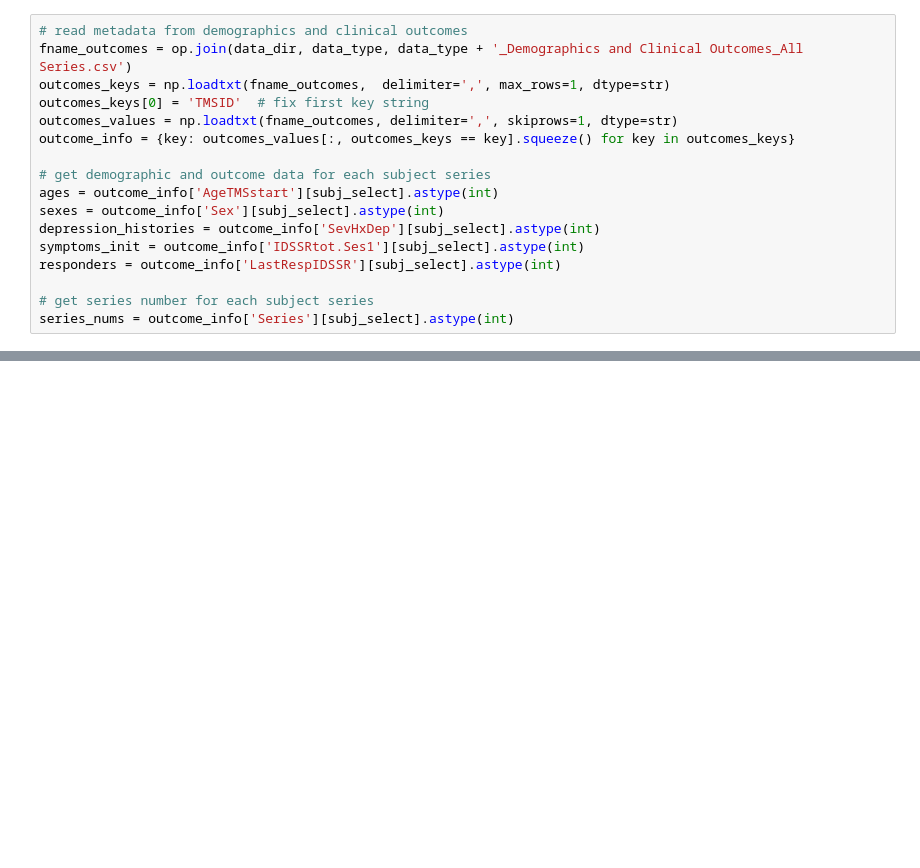
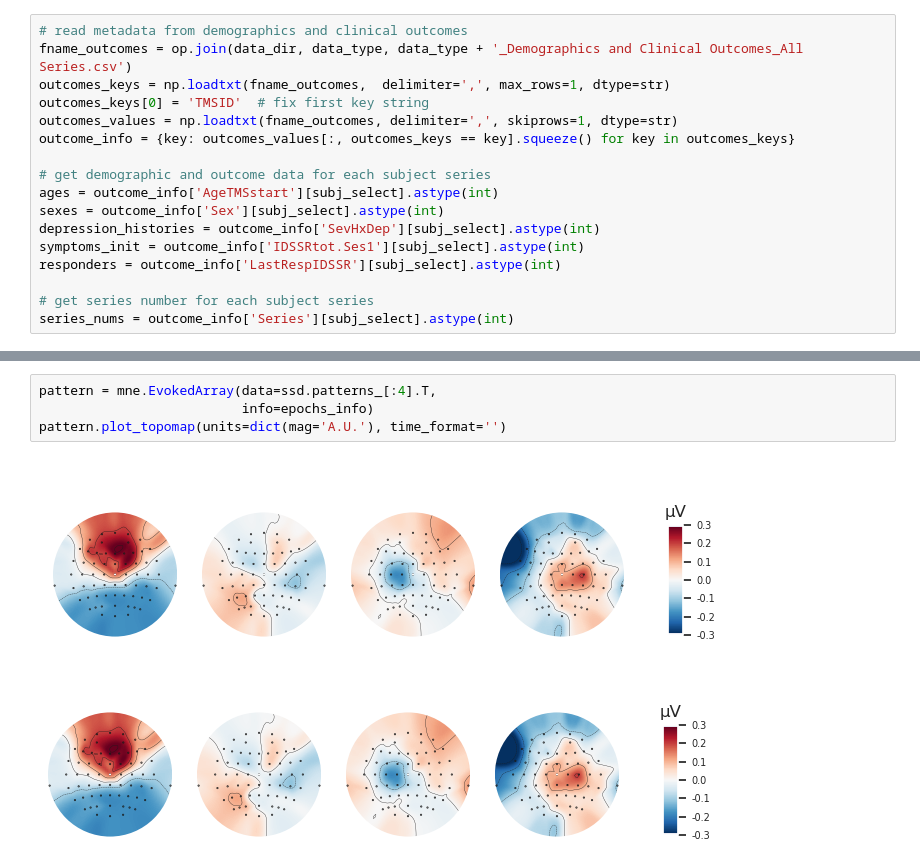
Before and after one commit to rythorpe/brainstorm_challenge, a Jupyter notebook: extract_features.ipynb, the cells around one changed output, grey strips where cells are left out. Saved outputs shown, nothing was run; the diff lists cells and outputs as text; blank space fills up the shorter version.

```diff
--- a/extract_features.ipynb
+++ b/extract_features.ipynb
@@ -221,2 +340,9 @@ series_nums = outcome_info['Series'][subj_select].astype(int)
+# %%
+pattern = mne.EvokedArray(data=ssd.patterns_[:4].T,
+                          info=epochs_info)
+pattern.plot_topomap(units=dict(mag='A.U.'), time_format='')
+# %% [output]
+[figure, added]
+[figure, added]
 # %%
 # test analysis pipeline
```
Also changed, not shown: parts of 13 cells of this notebook.
